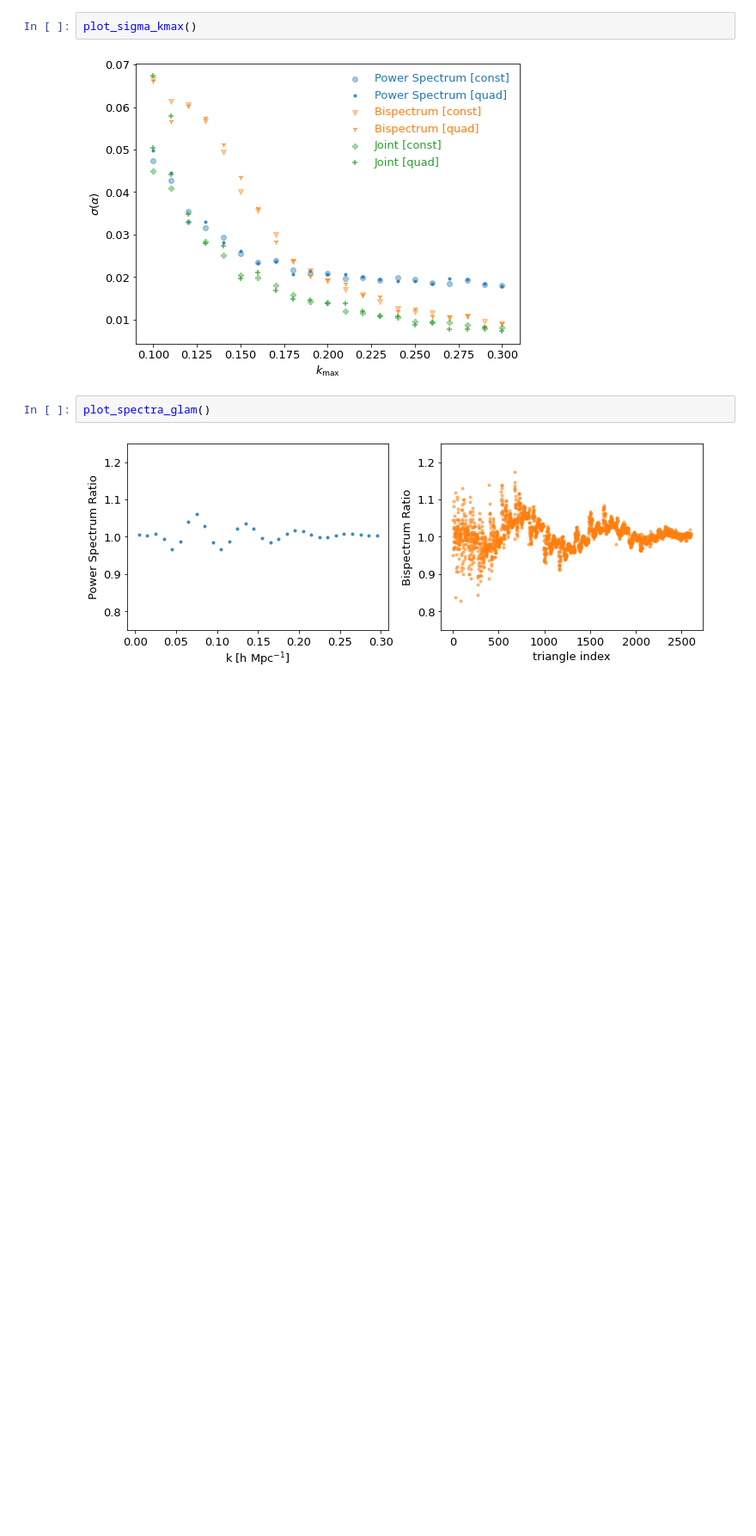
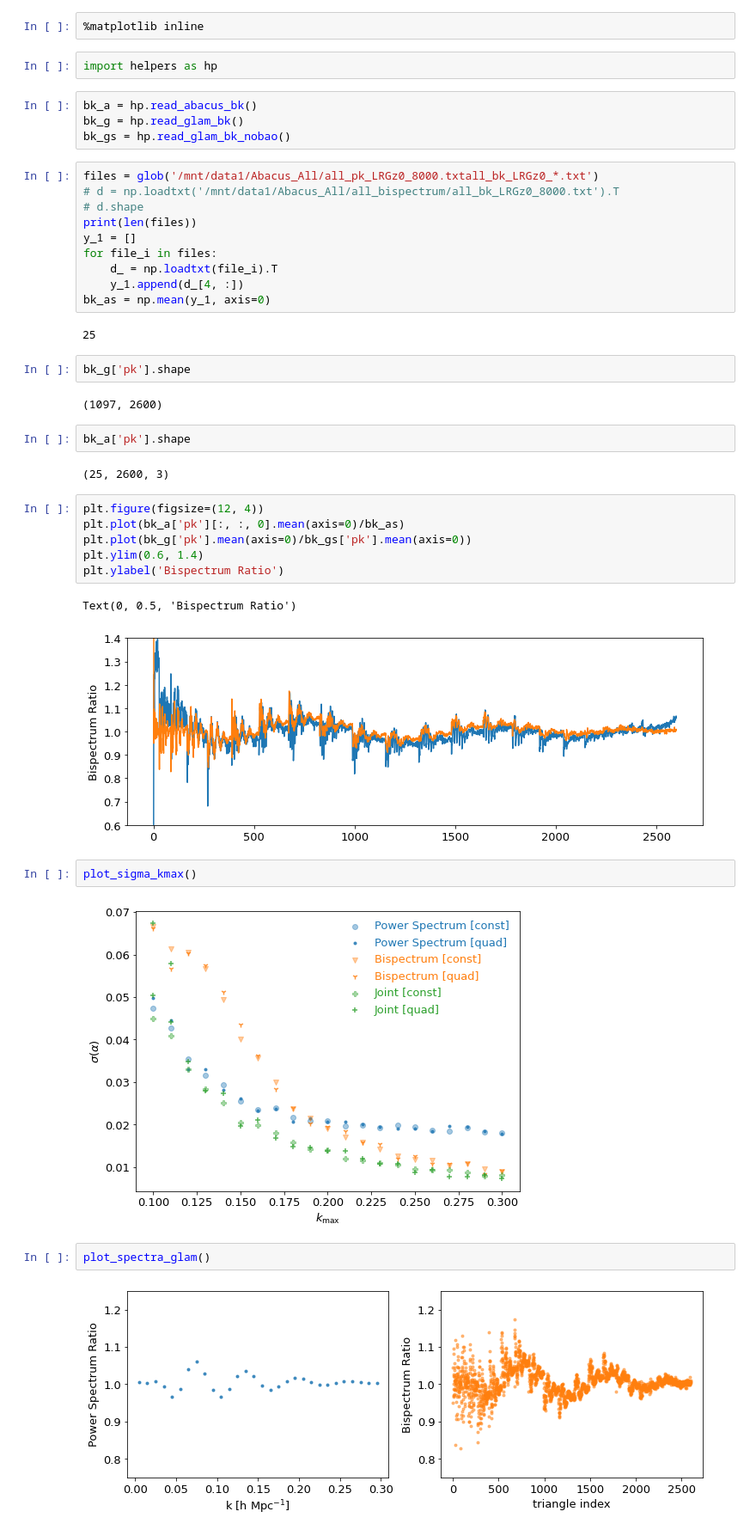
Before and after one commit to mehdirezaie/bispectrum, a Jupyter notebook: bao.ipynb, the cells around one changed output. Shown at 86% size. Drawn from its saved outputs; the diff is of its cells as text; blank space fills up the shorter version.

```diff
--- a/bao.ipynb
+++ b/bao.ipynb
@@ -7,3 +55,40 @@ from helpers import plot_sigma_kmax, plot_spectra_glam, plot_spectra, plot_ratio
+# %%
+%matplotlib inline
+# %%
+import helpers as hp
+# %%
+bk_a = hp.read_abacus_bk()
+bk_g = hp.read_glam_bk()
+bk_gs = hp.read_glam_bk_nobao()
+# %%
+files = glob('/mnt/data1/Abacus_All/all_pk_LRGz0_8000.txtall_bk_LRGz0_*.txt')
+# d = np.loadtxt('/mnt/data1/Abacus_All/all_bispectrum/all_bk_LRGz0_8000.txt').T
+# d.shape
+print(len(files))
+y_1 = []
+for file_i in files:
+    d_ = np.loadtxt(file_i).T
+    y_1.append(d_[4, :])
+bk_as = np.mean(y_1, axis=0)
+# %% [output]
+25
+# %%
+bk_g['pk'].shape
+# %% [output]
+(1097, 2600)
+# %%
+bk_a['pk'].shape
+# %% [output]
+(25, 2600, 3)
+# %%
+plt.figure(figsize=(12, 4))
+plt.plot(bk_a['pk'][:, :, 0].mean(axis=0)/bk_as)
+plt.plot(bk_g['pk'].mean(axis=0)/bk_gs['pk'].mean(axis=0))
+plt.ylim(0.6, 1.4)
+plt.ylabel('Bispectrum Ratio')
+# %% [output]
+Text(0, 0.5, 'Bispectrum Ratio')
+[figure, added]
 # %%
 plot_sigma_kmax()
 # %% [output]
```
Also changed, not shown: parts of 23 cells of this notebook, 7 other files.
